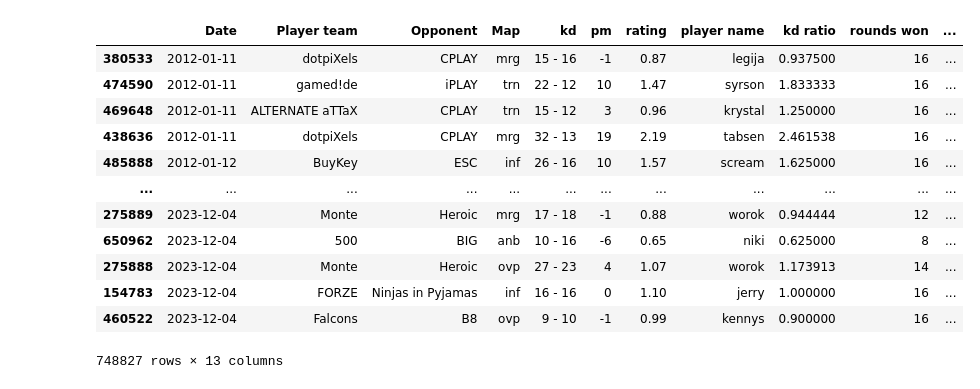
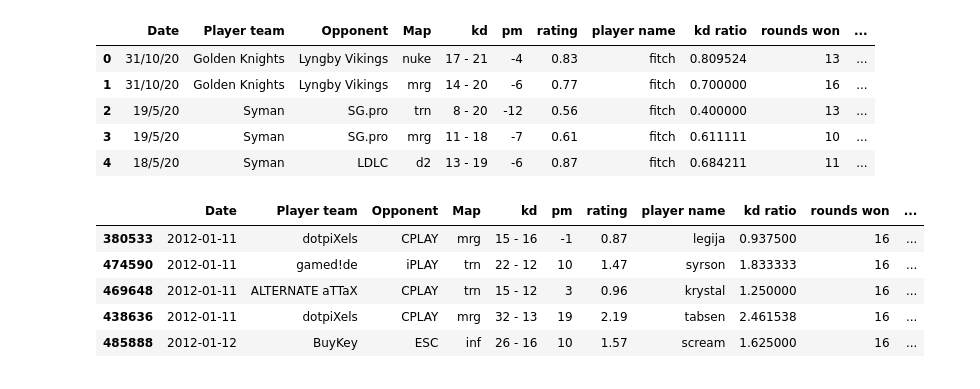
Before and after one commit to condulences/condulences.github.io, a Jupyter notebook: final.ipynb, the cells around one changed output. Cells and saved outputs as stored; diff of their text form; code cells hidden in the pictures.

```diff
--- a/final.ipynb
+++ b/final.ipynb
@@ -51,31 +52,37 @@ for url in urls:
             awpers.add(s)
         if "Gafolo" in l.get('href') or "Potei" in l.get('href') or "ZywOo" in l.get('href'):
             toggle=False
+
+with open("awpers.json", 'w') as file:
+    json.dump(list(awpers), file)
 # %%
 df = pd.read_csv("all games processed.csv", sep=',')
+with open('awpers.json') as file:
+    awpers = json.load(file)
 df= df.drop('Unnamed: 0', axis=1)
 
 # cleaning data and labeling awpers
 df['rating'] = df['rating'].apply(lambda s: float(s.replace("*", "")))
 df['Awper'] = df['player name'].apply(lambda s: s in awpers)
+df.head()
+# %% [output]
+|  | Date | Player team | Opponent | Map | kd | pm | rating | player name | kd ratio | rounds won | ... |
+| 0 | 31/10/20 | Golden Knights | Lyngby Vikings | nuke | 17 - 21 | -4 | 0.83 | fitch | 0.809524 | 13 | ... |
+| 1 | 31/10/20 | Golden Knights | Lyngby Vikings | mrg | 14 - 20 | -6 | 0.77 | fitch | 0.700000 | 16 | ... |
+| 2 | 19/5/20 | Syman | SG.pro | trn | 8 - 20 | -12 | 0.56 | fitch | 0.400000 | 13 | ... |
+| 3 | 19/5/20 | Syman | SG.pro | mrg | 11 - 18 | -7 | 0.61 | fitch | 0.611111 | 10 | ... |
+| 4 | 18/5/20 | Syman | LDLC | d2 | 13 - 19 | -6 | 0.87 | fitch | 0.684211 | 11 | ... |
 # %%
 players = df['player name'].unique()
 teams = df['Player team'].unique()
 # %%
 df = df.assign(Date = pd.to_datetime(df['Date']))
-df.sort_values('Date')
+df.sort_values('Date').head()
 # %% [output]
 |  | Date | Player team | Opponent | Map | kd | pm | rating | player name | kd ratio | rounds won | ... |
 | 380533 | 2012-01-11 | dotpiXels | CPLAY | mrg | 15 - 16 | -1 | 0.87 | legija | 0.937500 | 16 | ... |
 | 474590 | 2012-01-11 | gamed!de | iPLAY | trn | 22 - 12 | 10 | 1.47 | syrson | 1.833333 | 16 | ... |
 | 469648 | 2012-01-11 | ALTERNATE aTTaX | CPLAY | trn | 15 - 12 | 3 | 0.96 | krystal | 1.250000 | 16 | ... |
 | 438636 | 2012-01-11 | dotpiXels | CPLAY | mrg | 32 - 13 | 19 | 2.19 | tabsen | 2.461538 | 16 | ... |
 | 485888 | 2012-01-12 | BuyKey | ESC | inf | 26 - 16 | 10 | 1.57 | scream | 1.625000 | 16 | ... |
-| ... | ... | ... | ... | ... | ... | ... | ... | ... | ... | ... | ... |
-| 275889 | 2023-12-04 | Monte | Heroic | mrg | 17 - 18 | -1 | 0.88 | worok | 0.944444 | 12 | ... |
-| 650962 | 2023-12-04 | 500 | BIG | anb | 10 - 16 | -6 | 0.65 | niki | 0.625000 | 8 | ... |
-| 275888 | 2023-12-04 | Monte | Heroic | ovp | 27 - 23 | 4 | 1.07 | worok | 1.173913 | 14 | ... |
-| 154783 | 2023-12-04 | FORZE | Ninjas in Pyjamas | inf | 16 - 16 | 0 | 1.10 | jerry | 1.000000 | 16 | ... |
-| 460522 | 2023-12-04 | Falcons | B8 | ovp | 9 - 10 | -1 | 0.99 | kennys | 0.900000 | 16 | ... |
-748827 rows × 13 columns
 # %%
```
Also changed, not shown: parts of 3 cells of this notebook, 1 other file.
